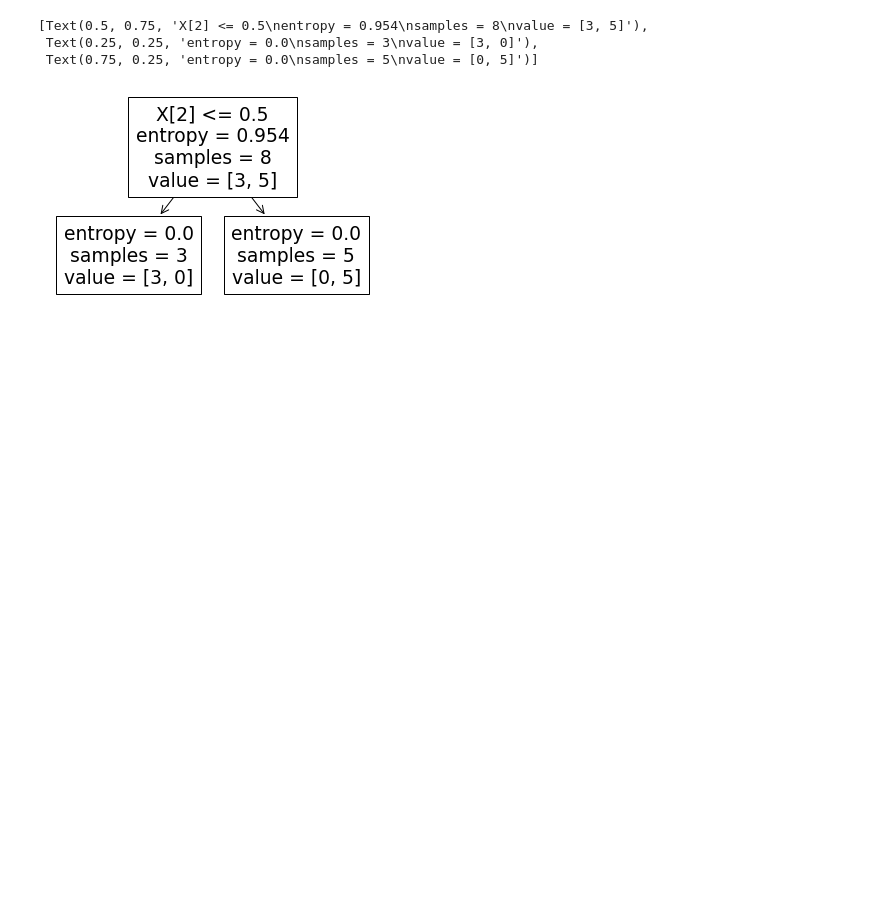
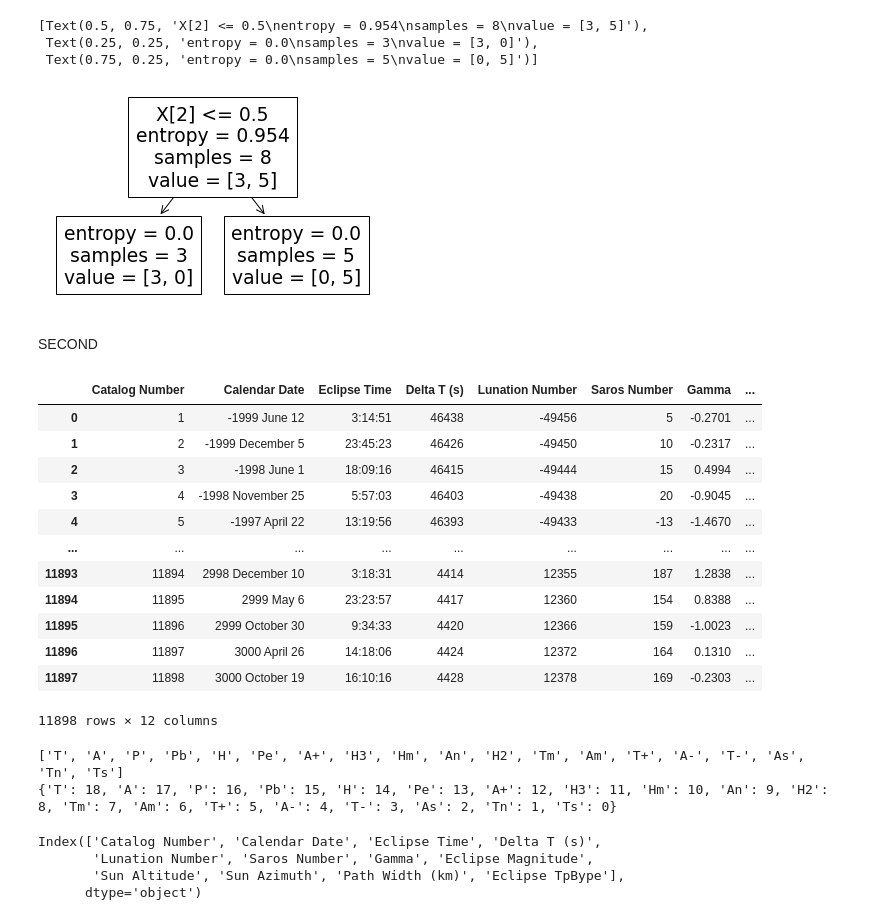
Before and after one commit to Raynould-Joseph/Machine-Learning-, a Jupyter notebook: Lab_6_decision_tree.ipynb, the cells around one changed output. Cells and saved outputs as stored; diff of their text form; code cells hidden in the pictures; blank space fills up the shorter version.

```diff
--- a/Lab_6_decision_tree.ipynb
+++ b/Lab_6_decision_tree.ipynb
@@ -127,3 +127,51 @@ print(confusion_matrix(y_test,predictions))
 print('\n')
 print(classification_report(y_test,predictions))
 tree.plot_tree(dtree)
+# %% [markdown]
+SECOND
+# %%
+df=pd.read_csv('/content/sample_data/solar.csv')
+df
+# %% [output]
+|  | Catalog Number | Calendar Date | Eclipse Time | Delta T (s) | Lunation Number | Saros Number | Gamma | ... |
+| 0 | 1 | -1999 June 12 | 3:14:51 | 46438 | -49456 | 5 | -0.2701 | ... |
+| 1 | 2 | -1999 December 5 | 23:45:23 | 46426 | -49450 | 10 | -0.2317 | ... |
+| 2 | 3 | -1998 June 1 | 18:09:16 | 46415 | -49444 | 15 | 0.4994 | ... |
+| 3 | 4 | -1998 November 25 | 5:57:03 | 46403 | -49438 | 20 | -0.9045 | ... |
+| 4 | 5 | -1997 April 22 | 13:19:56 | 46393 | -49433 | -13 | -1.4670 | ... |
+| ... | ... | ... | ... | ... | ... | ... | ... | ... |
+| 11893 | 11894 | 2998 December 10 | 3:18:31 | 4414 | 12355 | 187 | 1.2838 | ... |
+| 11894 | 11895 | 2999 May 6 | 23:23:57 | 4417 | 12360 | 154 | 0.8388 | ... |
+| 11895 | 11896 | 2999 October 30 | 9:34:33 | 4420 | 12366 | 159 | -1.0023 | ... |
+| 11896 | 11897 | 3000 April 26 | 14:18:06 | 4424 | 12372 | 164 | 0.1310 | ... |
+| 11897 | 11898 | 3000 October 19 | 16:10:16 | 4428 | 12378 | 169 | -0.2303 | ... |
+11898 rows × 12 columns
+# %%
+from pandas.core.strings.accessor import str_extractall
+def numerizecolumns(name,df):
+  dict={}
+  listt=list(df[str(name)].unique())
+  print(listt)
+  for i in listt:
+    # print("i values is :"+str(i))
+    for j in range(0,len(listt)):
+      # print("j values is "+str(j))
+      if j not in dict.values():
+        # print("j value adding is"+str(j))
+        dict.update({str(i):j})
+  df[str(name)]=df[str(name)].map(dict)
+  print(dict)
+
+
+
+numerizecolumns("Eclipse TpBype",df)
+# %% [output]
+['T', 'A', 'P', 'Pb', 'H', 'Pe', 'A+', 'H3', 'Hm', 'An', 'H2', 'Tm', 'Am', 'T+', 'A-', 'T-', 'As', 'Tn', 'Ts']
+{'T': 18, 'A': 17, 'P': 16, 'Pb': 15, 'H': 14, 'Pe': 13, 'A+': 12, 'H3': 11, 'Hm': 10, 'An': 9, 'H2': 8, 'Tm': 7, 'Am': 6, 'T+': 5, 'A-': 4, 'T-': 3, 'As': 2, 'Tn': 1, 'Ts': 0}
+# %%
+df.columns.unique()
+# %% [output]
+Index(['Catalog Number', 'Calendar Date', 'Eclipse Time', 'Delta T (s)',
+       'Lunation Number', 'Saros Number', 'Gamma', 'Eclipse Magnitude',
+       'Sun Altitude', 'Sun Azimuth', 'Path Width (km)', 'Eclipse TpBype'],
+      dtype='object')
```
Also changed, not shown: parts of 16 cells of this notebook.
